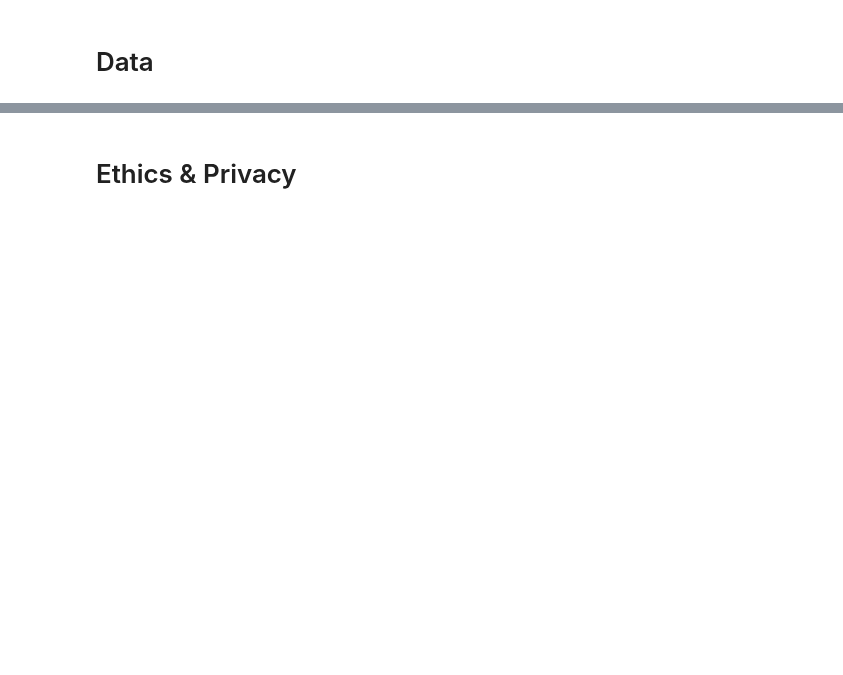
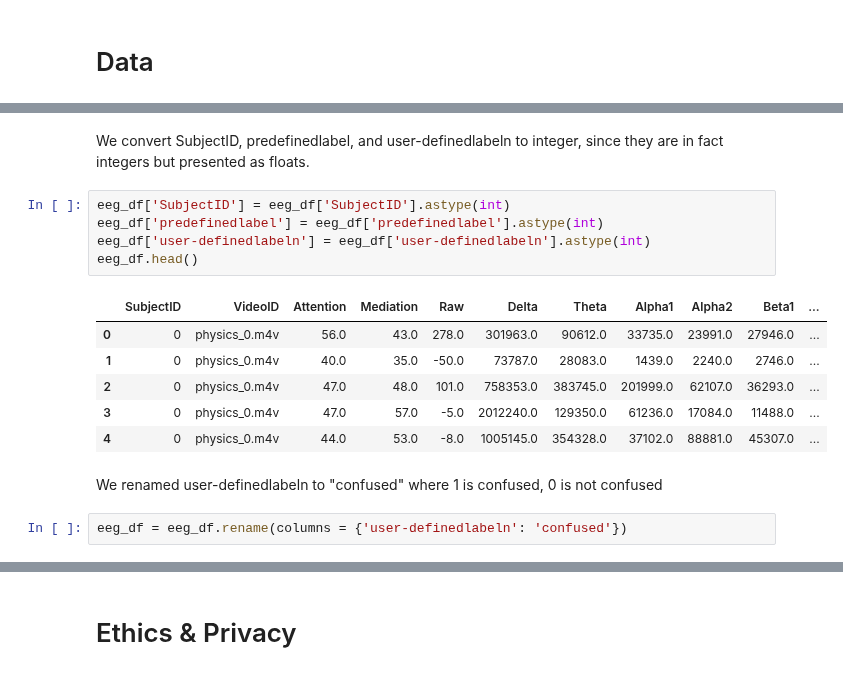
Before and after one commit to YSJHYX/EEG-Data-Analysis-Project, a Jupyter notebook: DataCheckpoint_Group094-FA24.ipynb, the cells around one changed output, grey strips where cells are left out. Saved outputs shown, nothing was run; the diff lists cells and outputs as text; blank space fills up the shorter version.

```diff
--- a/DataCheckpoint_Group094-FA24.ipynb
+++ b/DataCheckpoint_Group094-FA24.ipynb
@@ -84,0 +112,18 @@ from sklearn.model_selection import train_test_split
+# %% [markdown]
+We convert SubjectID, predefinedlabel, and user-definedlabeln to integer, since they are in fact integers but presented as floats.
+# %%
+eeg_df['SubjectID'] = eeg_df['SubjectID'].astype(int)
+eeg_df['predefinedlabel'] = eeg_df['predefinedlabel'].astype(int)
+eeg_df['user-definedlabeln'] = eeg_df['user-definedlabeln'].astype(int)
+eeg_df.head()
+# %% [output]
+|  | SubjectID | VideoID | Attention | Mediation | Raw | Delta | Theta | Alpha1 | Alpha2 | Beta1 | ... |
+| 0 | 0 | physics_0.m4v | 56.0 | 43.0 | 278.0 | 301963.0 | 90612.0 | 33735.0 | 23991.0 | 27946.0 | ... |
+| 1 | 0 | physics_0.m4v | 40.0 | 35.0 | -50.0 | 73787.0 | 28083.0 | 1439.0 | 2240.0 | 2746.0 | ... |
+| 2 | 0 | physics_0.m4v | 47.0 | 48.0 | 101.0 | 758353.0 | 383745.0 | 201999.0 | 62107.0 | 36293.0 | ... |
+| 3 | 0 | physics_0.m4v | 47.0 | 57.0 | -5.0 | 2012240.0 | 129350.0 | 61236.0 | 17084.0 | 11488.0 | ... |
+| 4 | 0 | physics_0.m4v | 44.0 | 53.0 | -8.0 | 1005145.0 | 354328.0 | 37102.0 | 88881.0 | 45307.0 | ... |
+# %% [markdown]
+We renamed user-definedlabeln to "confused" where 1 is confused, 0 is not confused
+# %%
+eeg_df = eeg_df.rename(columns = {'user-definedlabeln': 'confused'})
```
Also changed, not shown: parts of 28 cells of this notebook.
